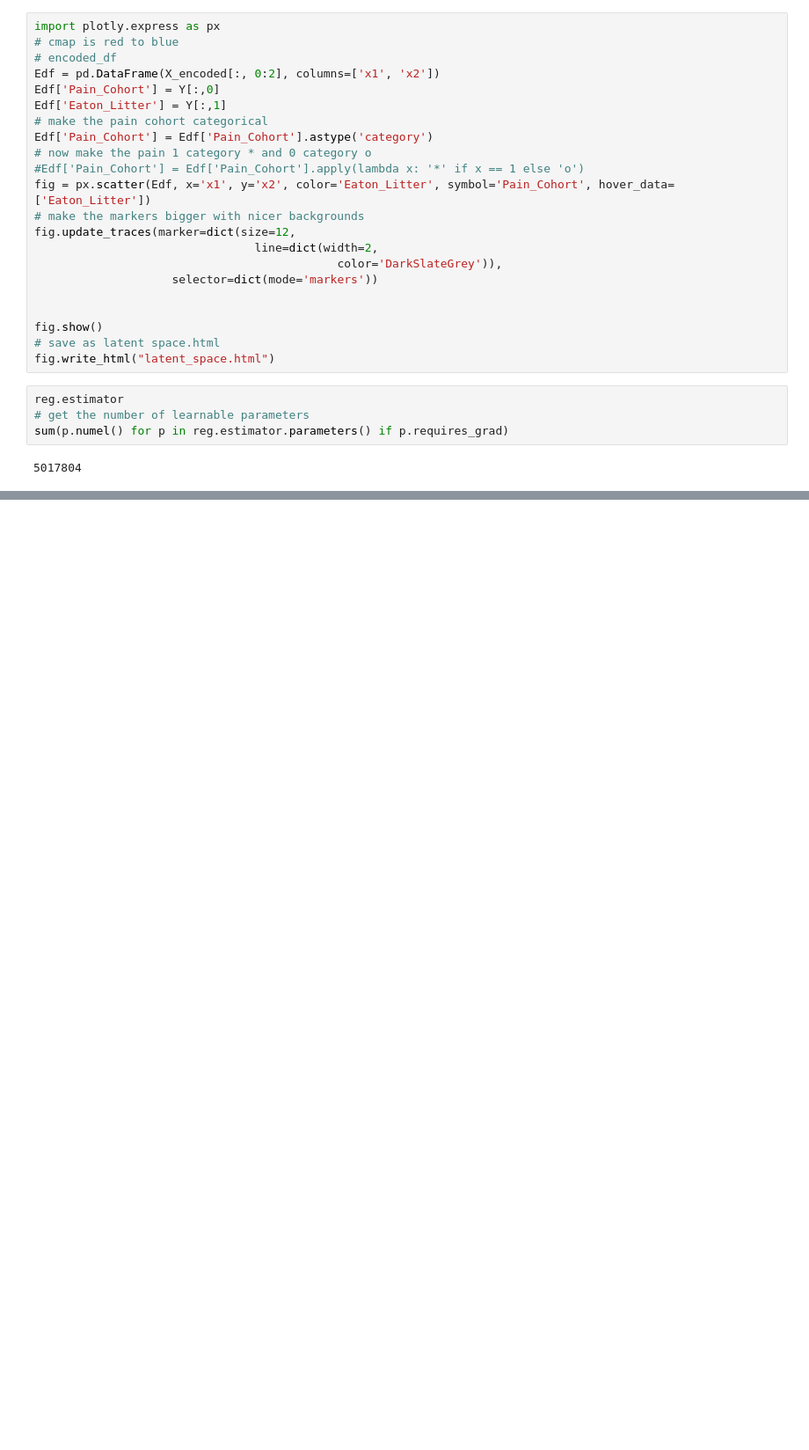
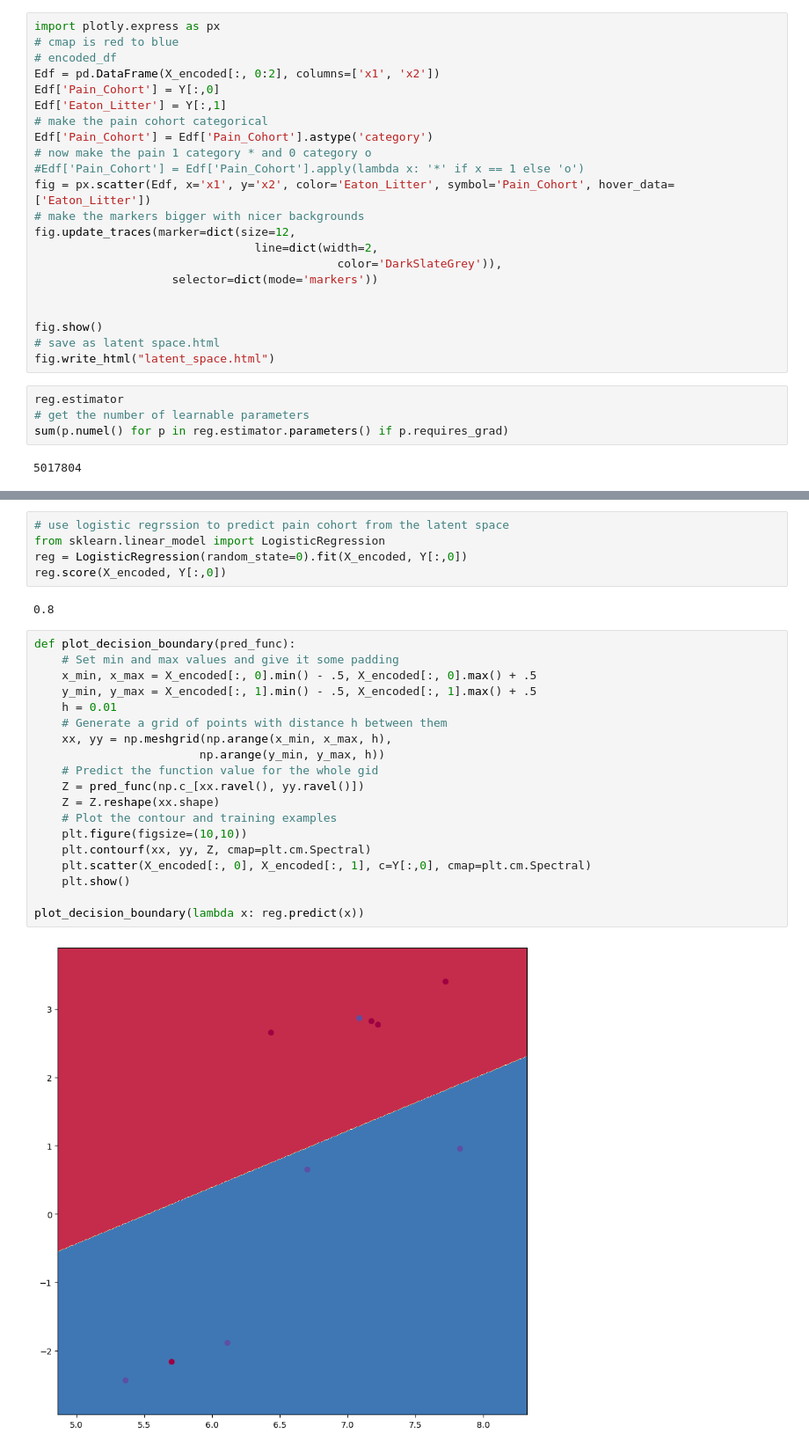
Before and after one commit to ericfonseca95/kmk, a Jupyter notebook: notebooks/TAMTAM_ai.ipynb, the cells around one changed output, grey strips where cells are left out. Shown at 88% size. Saved outputs shown, nothing was run; the diff lists cells and outputs as text; blank space fills up the shorter version.

```diff
--- a/notebooks/TAMTAM_ai.ipynb
+++ b/notebooks/TAMTAM_ai.ipynb
@@ -163,0 +164,28 @@ r2_score(X.reshape(-1, 1), pred.reshape(-1, 1))
+# %%
+# use logistic regrssion to predict pain cohort from the latent space
+from sklearn.linear_model import LogisticRegression
+reg = LogisticRegression(random_state=0).fit(X_encoded, Y[:,0])
+reg.score(X_encoded, Y[:,0])
+# %% [output]
+0.8
+# %%
+def plot_decision_boundary(pred_func):
+    # Set min and max values and give it some padding
+    x_min, x_max = X_encoded[:, 0].min() - .5, X_encoded[:, 0].max() + .5
+    y_min, y_max = X_encoded[:, 1].min() - .5, X_encoded[:, 1].max() + .5
+    h = 0.01
+    # Generate a grid of points with distance h between them
+    xx, yy = np.meshgrid(np.arange(x_min, x_max, h),
+                        np.arange(y_min, y_max, h))
+    # Predict the function value for the whole gid
+    Z = pred_func(np.c_[xx.ravel(), yy.ravel()])
+    Z = Z.reshape(xx.shape)
+    # Plot the contour and training examples
+    plt.figure(figsize=(10,10))
+    plt.contourf(xx, yy, Z, cmap=plt.cm.Spectral)
+    plt.scatter(X_encoded[:, 0], X_encoded[:, 1], c=Y[:,0], cmap=plt.cm.Spectral)
+    plt.show()
+
+plot_decision_boundary(lambda x: reg.predict(x))
+# %% [output]
+[figure, added]
```
Also changed, not shown: parts of 5 cells of this notebook, 12 other files.
